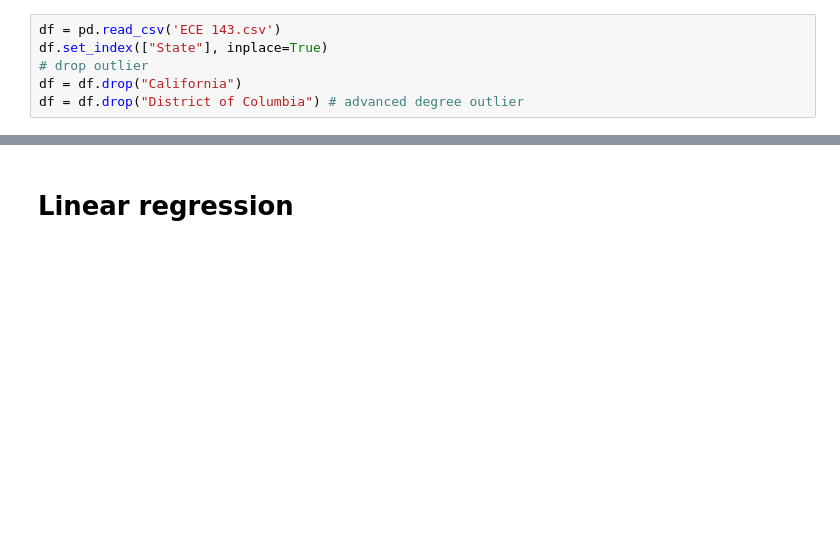
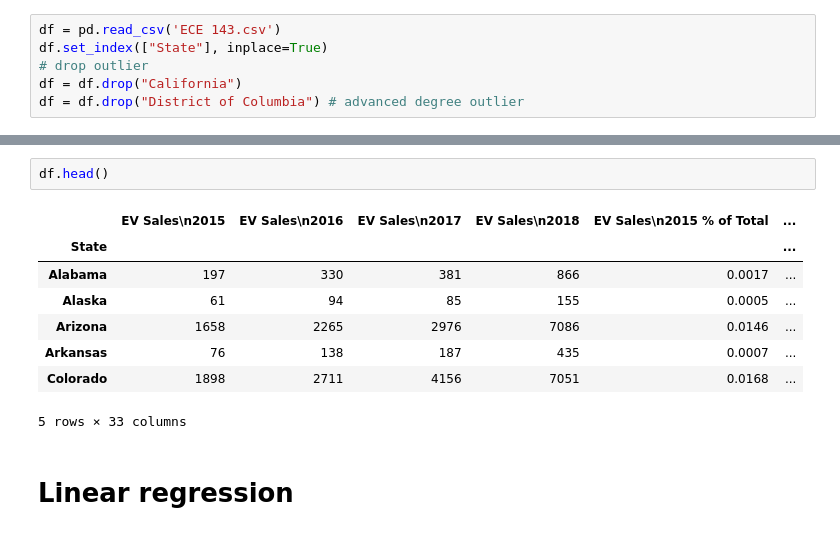
Before and after one commit to Disguiser23/ECE143-project-group11, a Jupyter notebook: data analysis and visualization (1).ipynb, the cells around one changed output, grey strips where cells are left out. Cells and saved outputs as stored; diff of their text form; blank space fills up the shorter version.

```diff
--- a/data analysis and visualization (1).ipynb
+++ b/data analysis and visualization (1).ipynb
@@ -31,3 +32,14 @@ sns.barplot(x='sale', y='State', hue="years",data=y)
+# %%
+df.head()
+# %% [output]
+|  | EV Sales\n2015 | EV Sales\n2016 | EV Sales\n2017 | EV Sales\n2018 | EV Sales\n2015 % of Total | ... |
+| State |  |  |  |  |  | ... |
+| Alabama | 197 | 330 | 381 | 866 | 0.0017 | ... |
+| Alaska | 61 | 94 | 85 | 155 | 0.0005 | ... |
+| Arizona | 1658 | 2265 | 2976 | 7086 | 0.0146 | ... |
+| Arkansas | 76 | 138 | 187 | 435 | 0.0007 | ... |
+| Colorado | 1898 | 2711 | 4156 | 7051 | 0.0168 | ... |
+5 rows × 33 columns
 # %% [markdown]
 # Linear regression
 # %%
```
Also changed, not shown: parts of 8 cells of this notebook, 4 other files.
